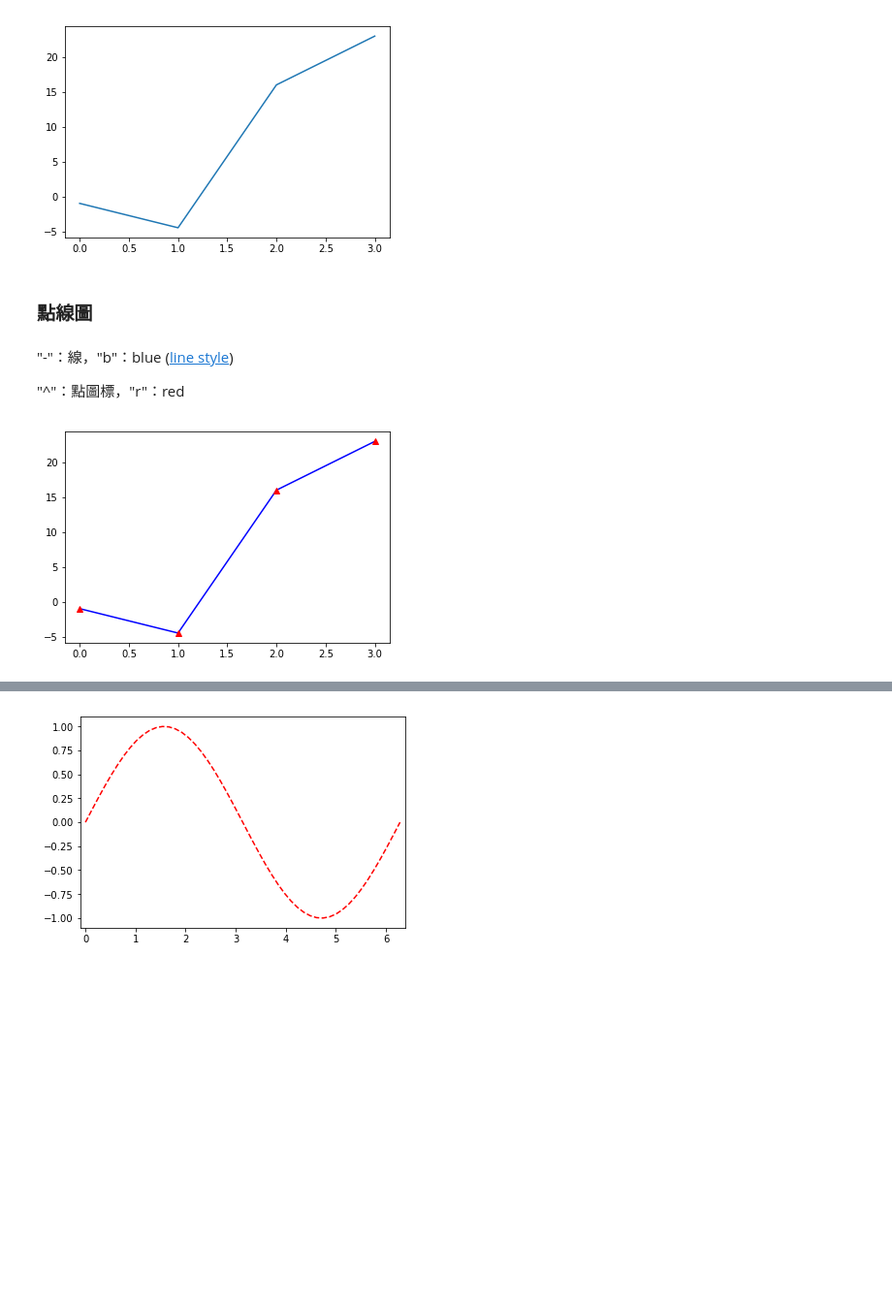
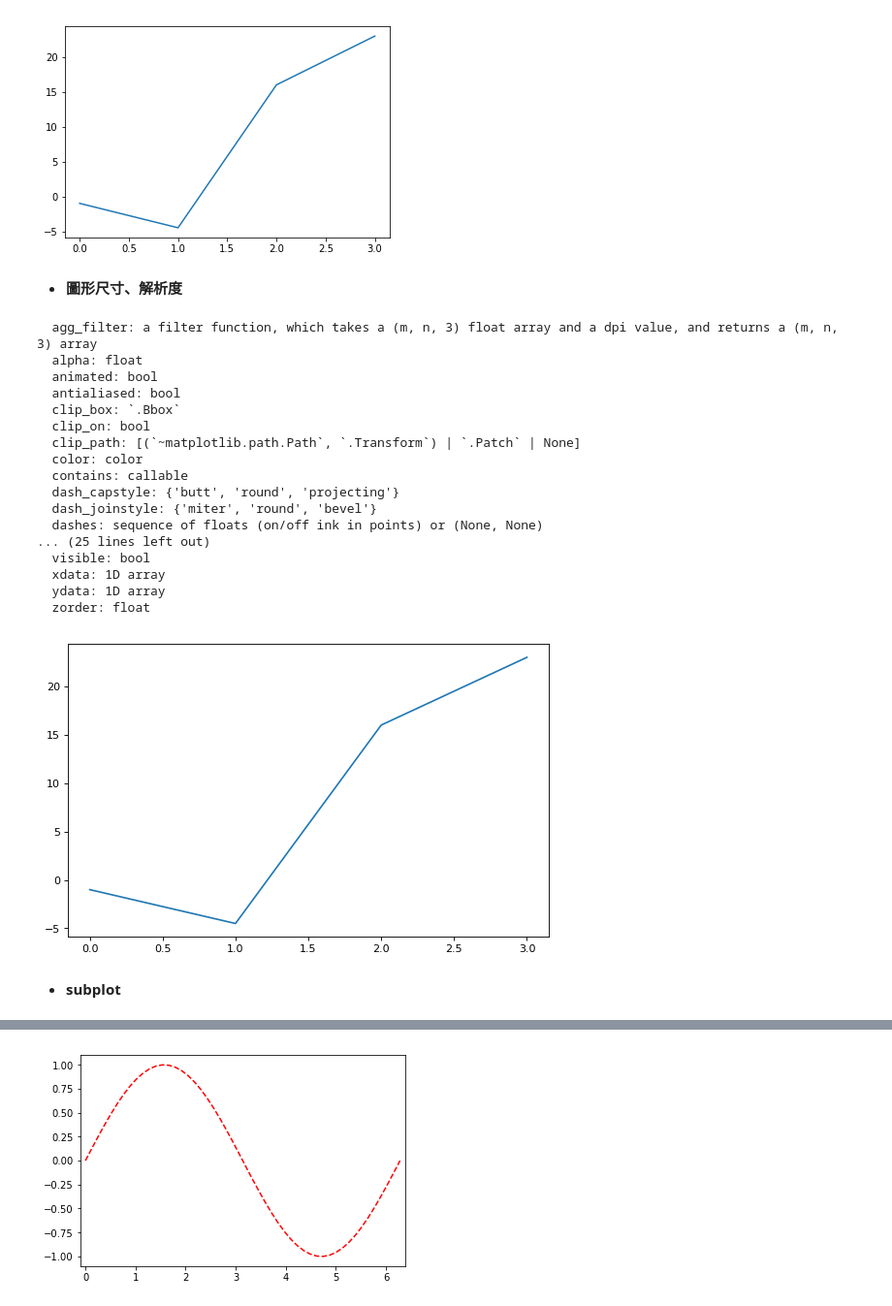
Before and after one commit to jc7qx/pylearning, a Jupyter notebook: matplotlib.ipynb, the cells around one changed output, grey strips where cells are left out. Shown: that part at 97% size. Cells and saved outputs as stored; diff of their text form; code cells hidden in the pictures; blank space fills up the shorter version.

```diff
--- a/matplotlib.ipynb
+++ b/matplotlib.ipynb
@@ -16,12 +30,28 @@ plt.show()
+# %% [markdown]
+* __圖形尺寸、解析度__
+# %%
+import matplotlib.pyplot as plt
+plt.figure(figsize=(8, 5), dpi=80)
+line=plt.plot([-1, -4.5, 16, 23])
+plt.setp(line) #顯示所有line的屬性
+# %% [output]
+  agg_filter: a filter function, which takes a (m, n, 3) float array and a dpi value, and returns a (m, n, 3) array
+  alpha: float
+  animated: bool
+  antialiased: bool
+  clip_box: `.Bbox`
+  clip_on: bool
+  clip_path: [(`~matplotlib.path.Path`, `.Transform`) | `.Patch` | None]
+  color: color
+  contains: callable
+  dash_capstyle: {'butt', 'round', 'projecting'}
+  dash_joinstyle: {'miter', 'round', 'bevel'}
+  dashes: sequence of floats (on/off ink in points) or (None, None)
+... (25 lines left out)
+  visible: bool
+  xdata: 1D array
+  ydata: 1D array
+  zorder: float
+[figure, added]
 # %% [markdown]
-### 點線圖
+* __subplot__
-# %% [markdown]
-"-"：線，"b"：blue ([line style](https://matplotlib.org/devdocs/gallery/lines_bars_and_markers/line_styles_reference.html))
-
-"^"：點圖標，"r"：red
-# %%
-plt.plot([-1, -4.5, 16, 23], "-b")
-plt.plot([-1, -4.5, 16, 23], "^r")
-plt.show()
-# %% [output]
-[figure, removed]
```
Also changed, not shown: parts of 33 cells of this notebook, 3 other files.
